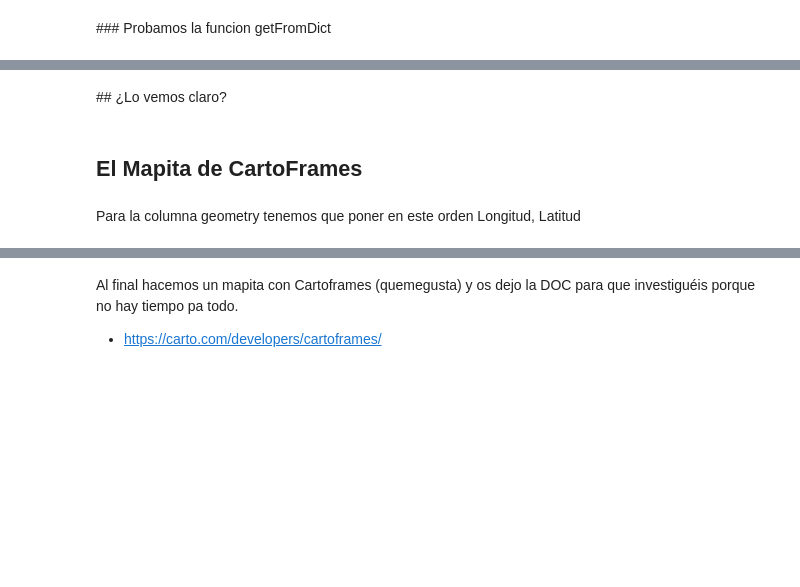
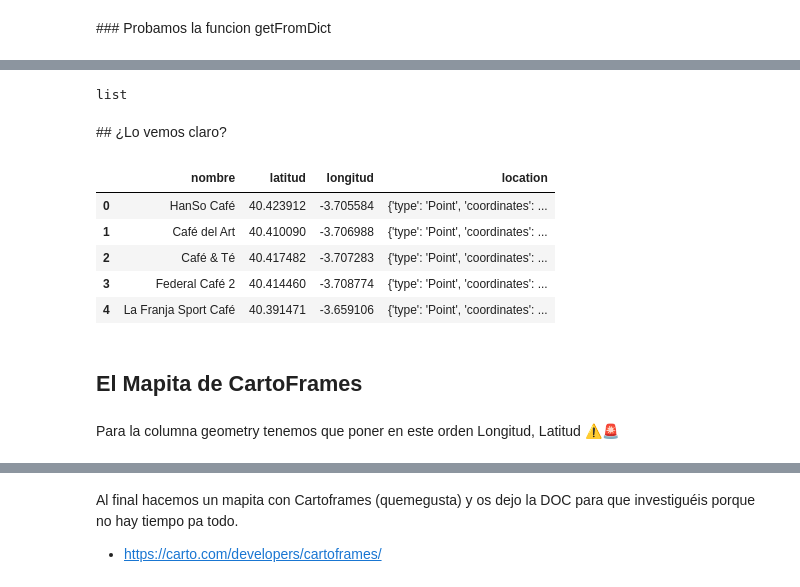
Before and after one commit to Ironhack-Data-Madrid-Octubre-2021/apuntes_clase, a Jupyter notebook: semana_04/04-geo_dataframe.ipynb, the cells around one changed output, grey strips where cells are left out. Saved outputs shown, nothing was run; the diff lists cells and outputs as text; code cells hidden in the pictures; blank space fills up the shorter version.

```diff
--- a/semana_04/04-geo_dataframe.ipynb
+++ b/semana_04/04-geo_dataframe.ipynb
@@ -205,2 +248,30 @@ json_form= json.dumps(resp, indent=2)
+# %%
+def extraetodo(json):
+    todo = {"nombre": ["name"], "latitud": ["location", "lat"], "longitud": ["location", "lng"]}
+    total = []
+    for elemento in json:
+        libre = {key: getFromDict(elemento, value) for key,value in todo.items()}
+        libre["location"] = type_point([libre["latitud"], libre["longitud"]])
+        total.append(libre)
+    return total
+# %%
+librerias = resp["response"]["venues"]
+# %%
+type(librerias)
+# %% [output]
+list
 # %% [markdown]
 ## ¿Lo vemos claro?
+# %%
+lovemosclaro = extraetodo(librerias)
+# %%
+data = pd.DataFrame(lovemosclaro)
+# %%
+data.head()
+# %% [output]
+|  | nombre | latitud | longitud | location |
+| 0 | HanSo Café | 40.423912 | -3.705584 | {'type': 'Point', 'coordinates': ... |
+| 1 | Café del Art | 40.410090 | -3.706988 | {'type': 'Point', 'coordinates': ... |
+| 2 | Café & Té | 40.417482 | -3.707283 | {'type': 'Point', 'coordinates': ... |
+| 3 | Federal Café 2 | 40.414460 | -3.708774 | {'type': 'Point', 'coordinates': ... |
+| 4 | La Franja Sport Café | 40.391471 | -3.659106 | {'type': 'Point', 'coordinates': ... |
@@ -207,7 +282,7 @@ json_form= json.dumps(resp, indent=2)
 # %% [markdown]
 ## El Mapita de CartoFrames
 # %% [markdown]
-Para la columna geometry tenemos que poner en este orden Longitud, Latitud
+Para la columna geometry tenemos que poner en este orden Longitud, Latitud ⚠️🚨
 # %%
 #!pip install cartoframes
 # %%
```
Also changed, not shown: parts of 33 cells of this notebook, 1 other file.
